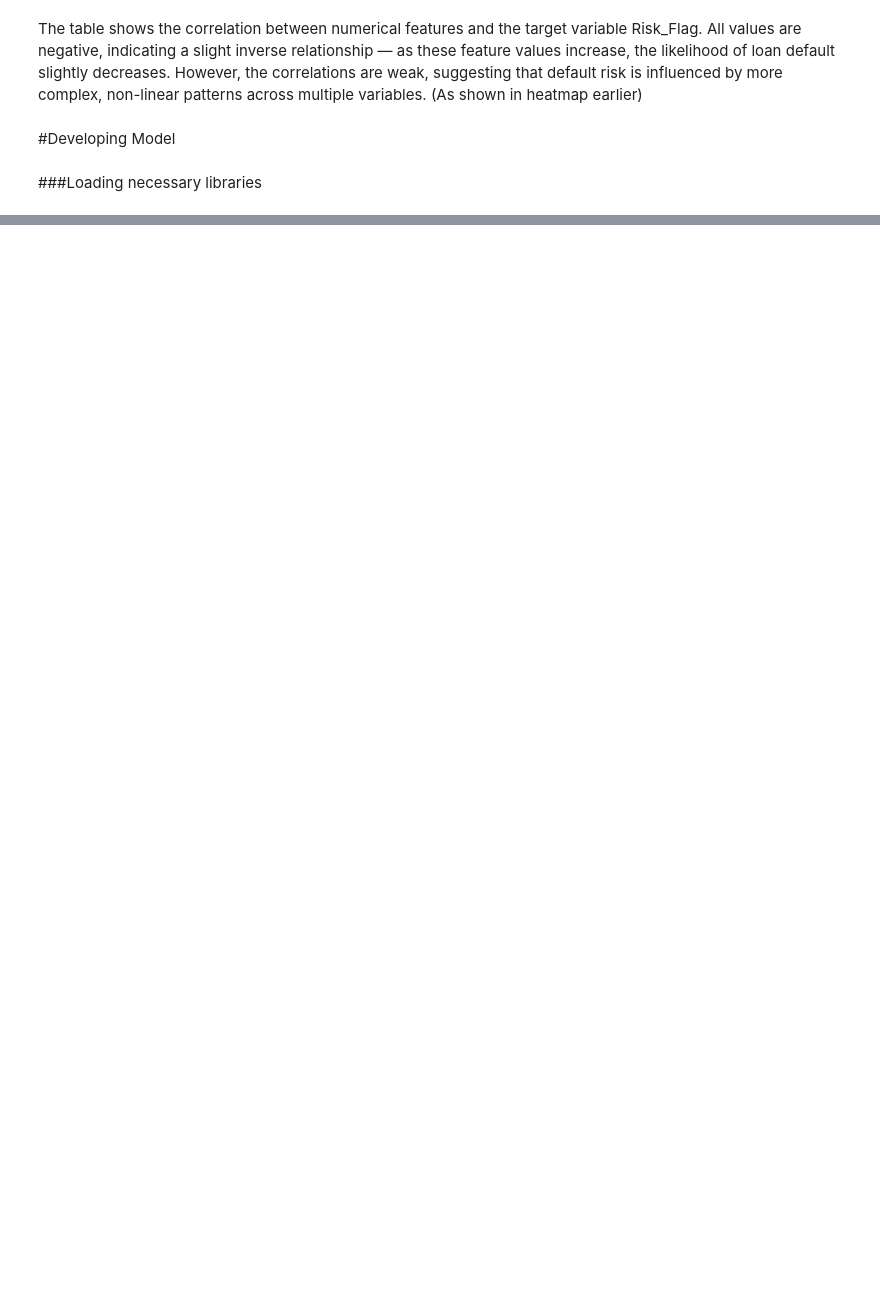
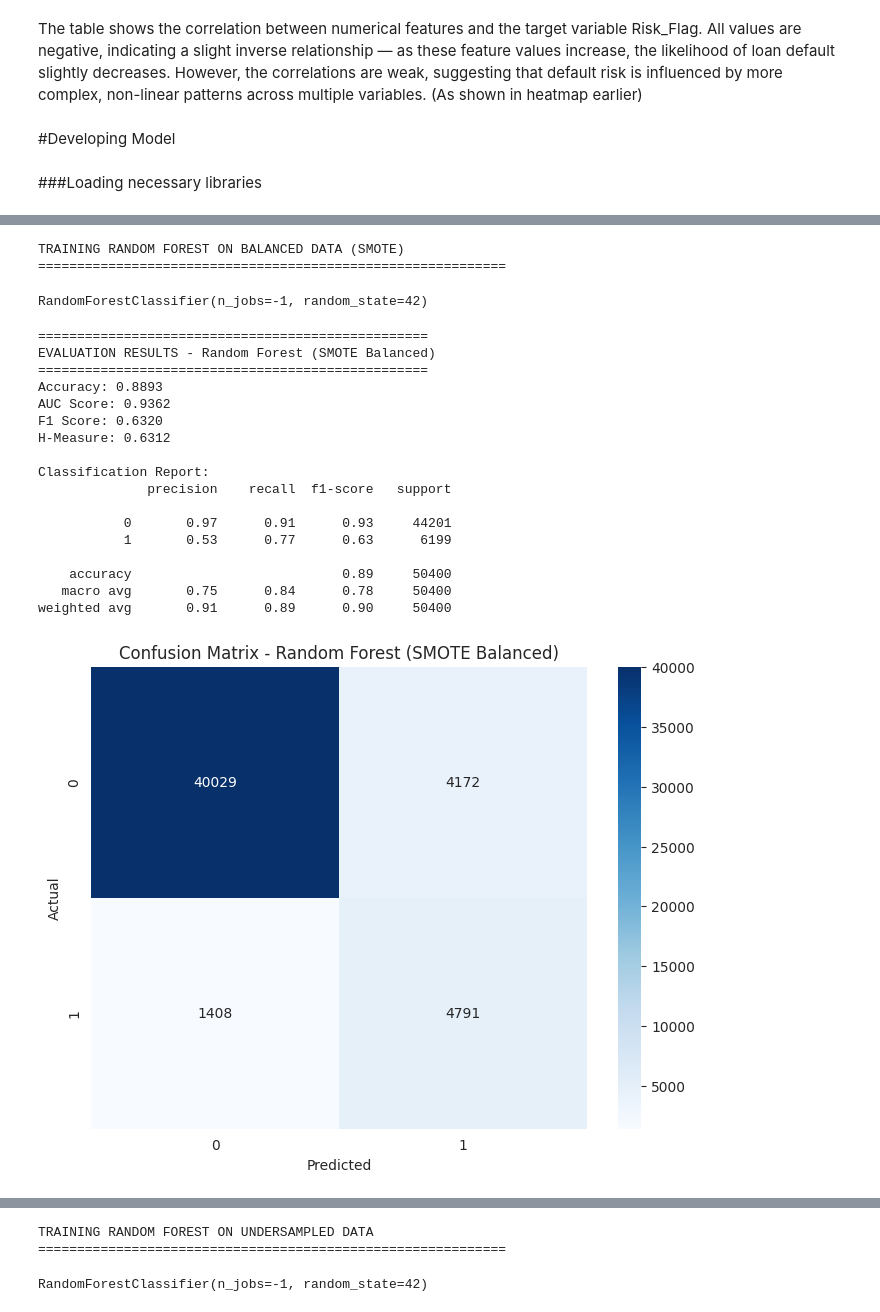
Before and after one commit to sina-salmanpour/Loan_Defaults_prediction, a Jupyter notebook: Loan_Defaults.ipynb, the cells around one changed output, grey strips where cells are left out. Cells and saved outputs as stored; diff of their text form; code cells hidden in the pictures; blank space fills up the shorter version.

```diff
--- a/Loan_Defaults.ipynb
+++ b/Loan_Defaults.ipynb
@@ -804,0 +1197,44 @@ def preprocess_data(df):
+# %%
+# =============================================================================
+# STEP 7: RANDOM FOREST ON BALANCED DATA
+# =============================================================================
+
+print("\nTRAINING RANDOM FOREST ON BALANCED DATA (SMOTE)")
+print("="*60)
+
+rf_balanced_smote = RandomForestClassifier(n_estimators=100, random_state=42, n_jobs=-1)
+rf_balanced_smote.fit(X_train_smote, y_train_smote)
+
+rf_balanced_smote_results = evaluate_model(rf_balanced_smote, X_test, y_test,
+                                          "Random Forest (SMOTE Balanced)")
+
+print("\nTRAINING RANDOM FOREST ON UNDERSAMPLED DATA")
+print("="*60)
+
+rf_balanced_under = RandomForestClassifier(n_estimators=100, random_state=42, n_jobs=-1)
+rf_balanced_under.fit(X_train_under, y_train_under)
+
+rf_balanced_under_results = evaluate_model(rf_balanced_under, X_test, y_test,
+                                          "Random Forest (Undersampled)")
+# %% [output]
+TRAINING RANDOM FOREST ON BALANCED DATA (SMOTE)
+============================================================
+RandomForestClassifier(n_jobs=-1, random_state=42)
+==================================================
+EVALUATION RESULTS - Random Forest (SMOTE Balanced)
+==================================================
+Accuracy: 0.8893
+AUC Score: 0.9362
+F1 Score: 0.6320
+H-Measure: 0.6312
+
+Classification Report:
+              precision    recall  f1-score   support
+
+           0       0.97      0.91      0.93     44201
+           1       0.53      0.77      0.63      6199
+
+    accuracy                           0.89     50400
+   macro avg       0.75      0.84      0.78     50400
+weighted avg       0.91      0.89      0.90     50400
+[figure, added]
@@ -804,0 +1243,3 @@ def preprocess_data(df):
+TRAINING RANDOM FOREST ON UNDERSAMPLED DATA
+============================================================
+RandomForestClassifier(n_jobs=-1, random_state=42)
```
Also changed, not shown: parts of 17 cells of this notebook.
